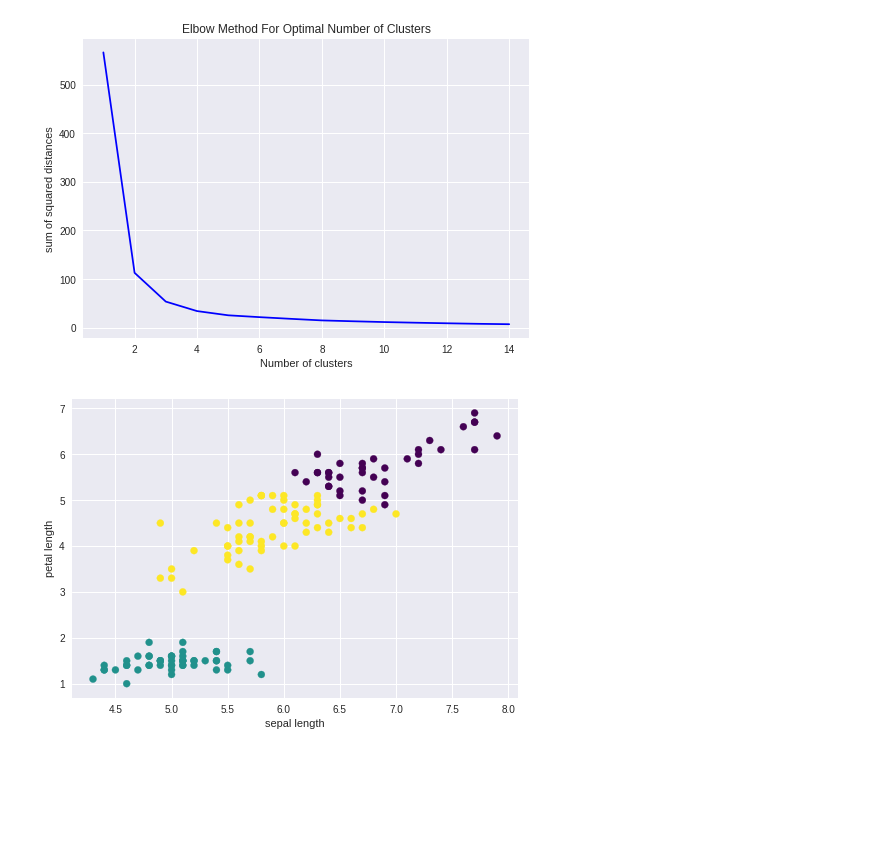
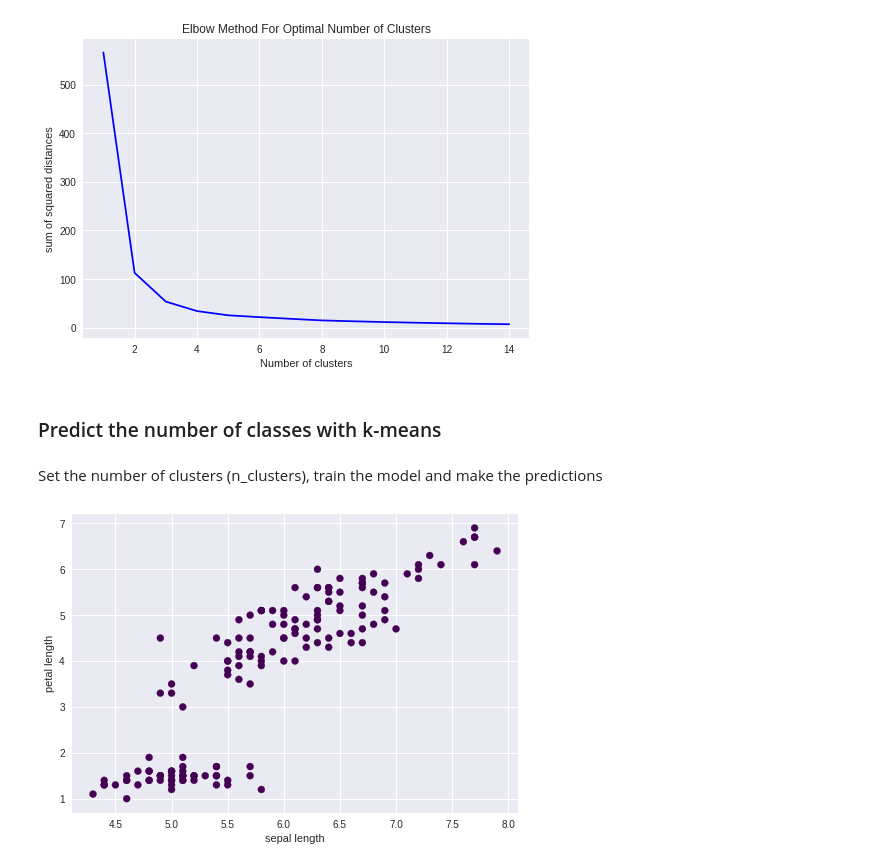
Before and after one commit to huli/academy-2018, a Jupyter notebook: clustering/clustering_flowers.ipynb, the cells around one changed output. Cells and saved outputs as stored; diff of their text form; code cells hidden in the pictures; blank space fills up the shorter version.

```diff
--- a/clustering/clustering_flowers.ipynb
+++ b/clustering/clustering_flowers.ipynb
@@ -79,7 +77,17 @@ guessed_classes = model.fit_predict(iris_df)
+# %% [markdown]
+### Predict the number of classes with k-means
+# %% [markdown]
+Set the number of clusters (n_clusters), train the model and make the predictions
 # %%
-plt.scatter(iris_df.iloc[:, 0], iris_df.iloc[:, 2], c=guessed_classes,cmap='viridis')
+# Create the model and initialize it with the supposed number of clusters
+# TODO: Set the parameter n_clusters to the number of clusters
+model = KMeans(n_clusters=1)
+
+# Fit the model and predict the classes
+predicted_classes = model.fit_predict(iris_df)
+plt.scatter(iris_df.iloc[:, 0], iris_df.iloc[:, 2], c=predicted_classes,cmap='viridis')
 plt.xlabel('sepal length')
 plt.ylabel('petal length')
 plt.show()
 # %% [output]
-[figure, old version]
+[figure, new version]
```
Also changed, not shown: parts of 6 cells of this notebook.
